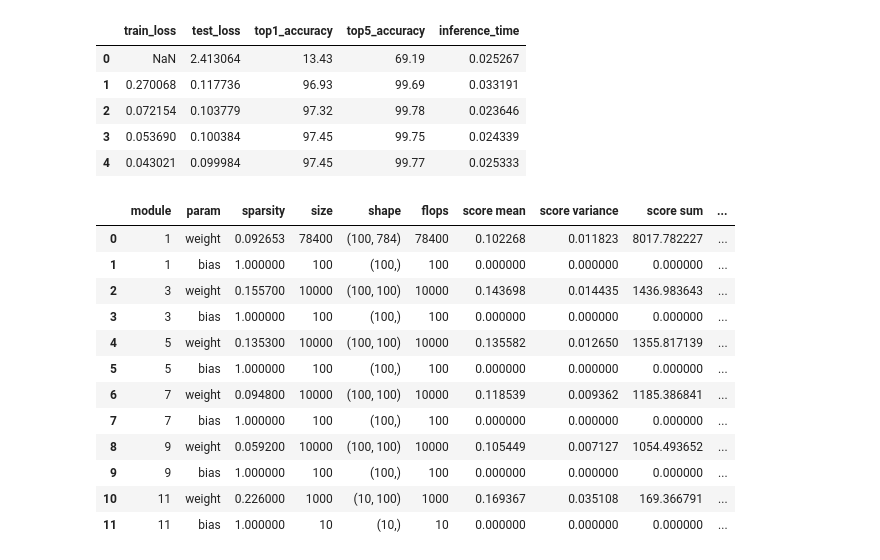
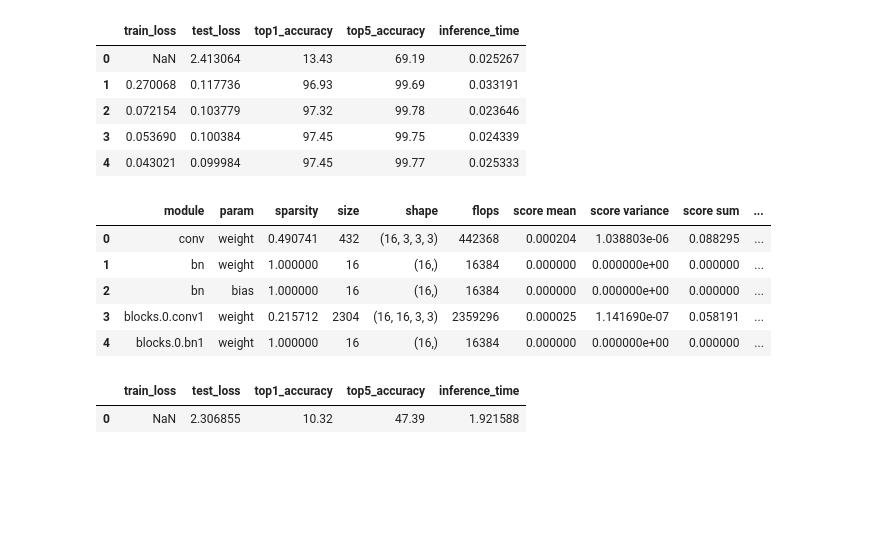
Before and after one commit to michaelneuder/COS568-A1, a Jupyter notebook: results_inspect.ipynb, the cells around one changed output. Saved outputs shown, nothing was run; the diff lists cells and outputs as text; code cells hidden in the pictures; blank space fills up the shorter version.

```diff
--- a/results_inspect.ipynb
+++ b/results_inspect.ipynb
@@ -77,20 +77,19 @@ mnist_mag.head()
 | 3 | 0.053690 | 0.100384 | 97.45 | 99.75 | 0.024339 |
 | 4 | 0.043021 | 0.099984 | 97.45 | 99.77 | 0.025333 |
 # %%
-df = pd.read_pickle('Results/data/singleshot/mnist_mag_comp1_post100/compression.pkl')
-df
+df = pd.read_pickle('Results/data/singleshot/cifar_grasp_comp1_post100/compression.pkl')
+df.head()
 # %% [output]
 |  | module | param | sparsity | size | shape | flops | score mean | score variance | score sum | ... |
-| 0 | 1 | weight | 0.092653 | 78400 | (100, 784) | 78400 | 0.102268 | 0.011823 | 8017.782227 | ... |
-| 1 | 1 | bias | 1.000000 | 100 | (100,) | 100 | 0.000000 | 0.000000 | 0.000000 | ... |
-| 2 | 3 | weight | 0.155700 | 10000 | (100, 100) | 10000 | 0.143698 | 0.014435 | 1436.983643 | ... |
-| 3 | 3 | bias | 1.000000 | 100 | (100,) | 100 | 0.000000 | 0.000000 | 0.000000 | ... |
-| 4 | 5 | weight | 0.135300 | 10000 | (100, 100) | 10000 | 0.135582 | 0.012650 | 1355.817139 | ... |
-| 5 | 5 | bias | 1.000000 | 100 | (100,) | 100 | 0.000000 | 0.000000 | 0.000000 | ... |
-| 6 | 7 | weight | 0.094800 | 10000 | (100, 100) | 10000 | 0.118539 | 0.009362 | 1185.386841 | ... |
-| 7 | 7 | bias | 1.000000 | 100 | (100,) | 100 | 0.000000 | 0.000000 | 0.000000 | ... |
-| 8 | 9 | weight | 0.059200 | 10000 | (100, 100) | 10000 | 0.105449 | 0.007127 | 1054.493652 | ... |
-| 9 | 9 | bias | 1.000000 | 100 | (100,) | 100 | 0.000000 | 0.000000 | 0.000000 | ... |
-| 10 | 11 | weight | 0.226000 | 1000 | (10, 100) | 1000 | 0.169367 | 0.035108 | 169.366791 | ... |
-| 11 | 11 | bias | 1.000000 | 10 | (10,) | 10 | 0.000000 | 0.000000 | 0.000000 | ... |
+| 0 | conv | weight | 0.490741 | 432 | (16, 3, 3, 3) | 442368 | 0.000204 | 1.038803e-06 | 0.088295 | ... |
+| 1 | bn | weight | 1.000000 | 16 | (16,) | 16384 | 0.000000 | 0.000000e+00 | 0.000000 | ... |
+| 2 | bn | bias | 1.000000 | 16 | (16,) | 16384 | 0.000000 | 0.000000e+00 | 0.000000 | ... |
+| 3 | blocks.0.conv1 | weight | 0.215712 | 2304 | (16, 16, 3, 3) | 2359296 | 0.000025 | 1.141690e-07 | 0.058191 | ... |
+| 4 | blocks.0.bn1 | weight | 1.000000 | 16 | (16,) | 16384 | 0.000000 | 0.000000e+00 | 0.000000 | ... |
+# %%
+df = pd.read_pickle('Results/data/singleshot/mnist_rand_comp1_post100/pre-train.pkl')
+df
+# %% [output]
+|  | train_loss | test_loss | top1_accuracy | top5_accuracy | inference_time |
+| 0 | NaN | 2.306855 | 10.32 | 47.39 | 1.921588 |
 # %%
```
Also changed, not shown: parts of 3 cells of this notebook.
